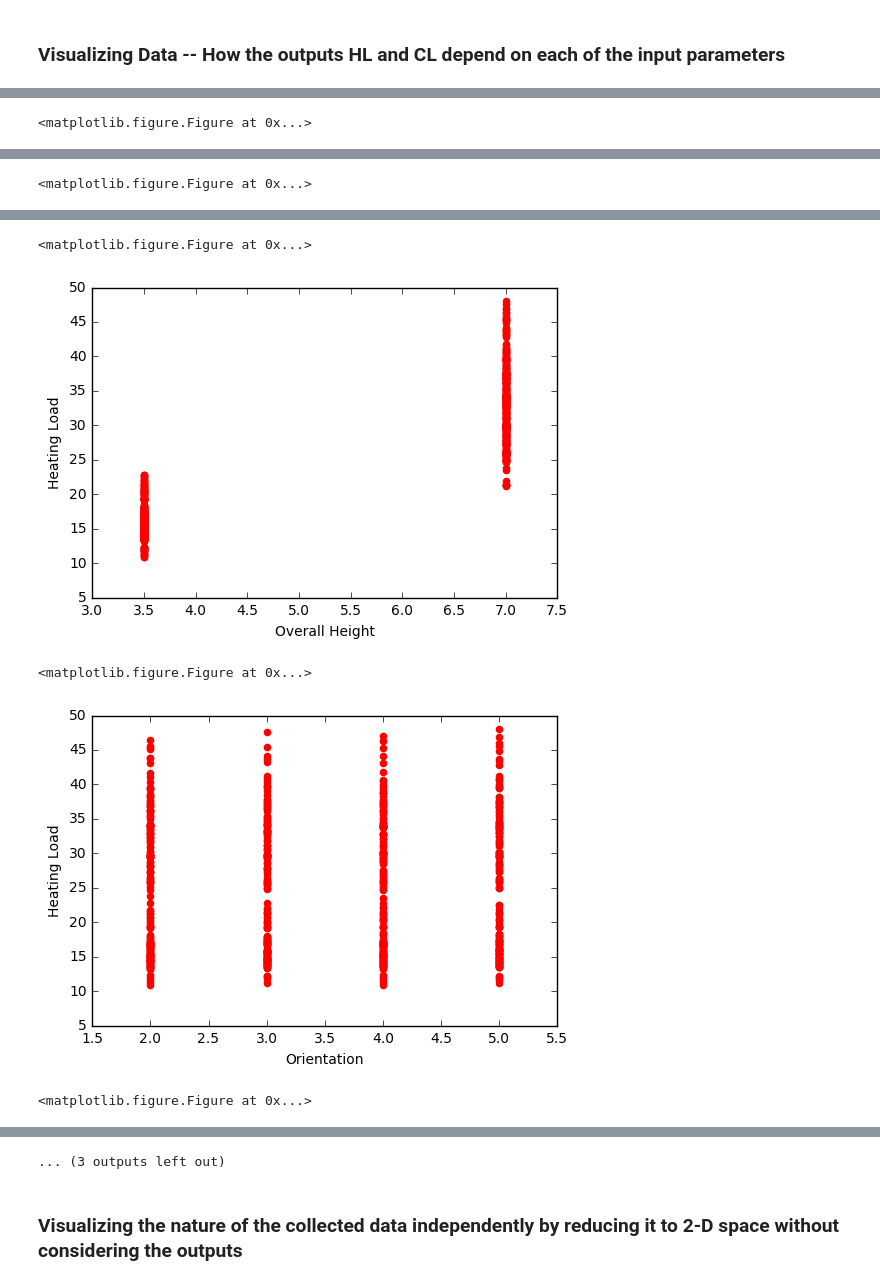
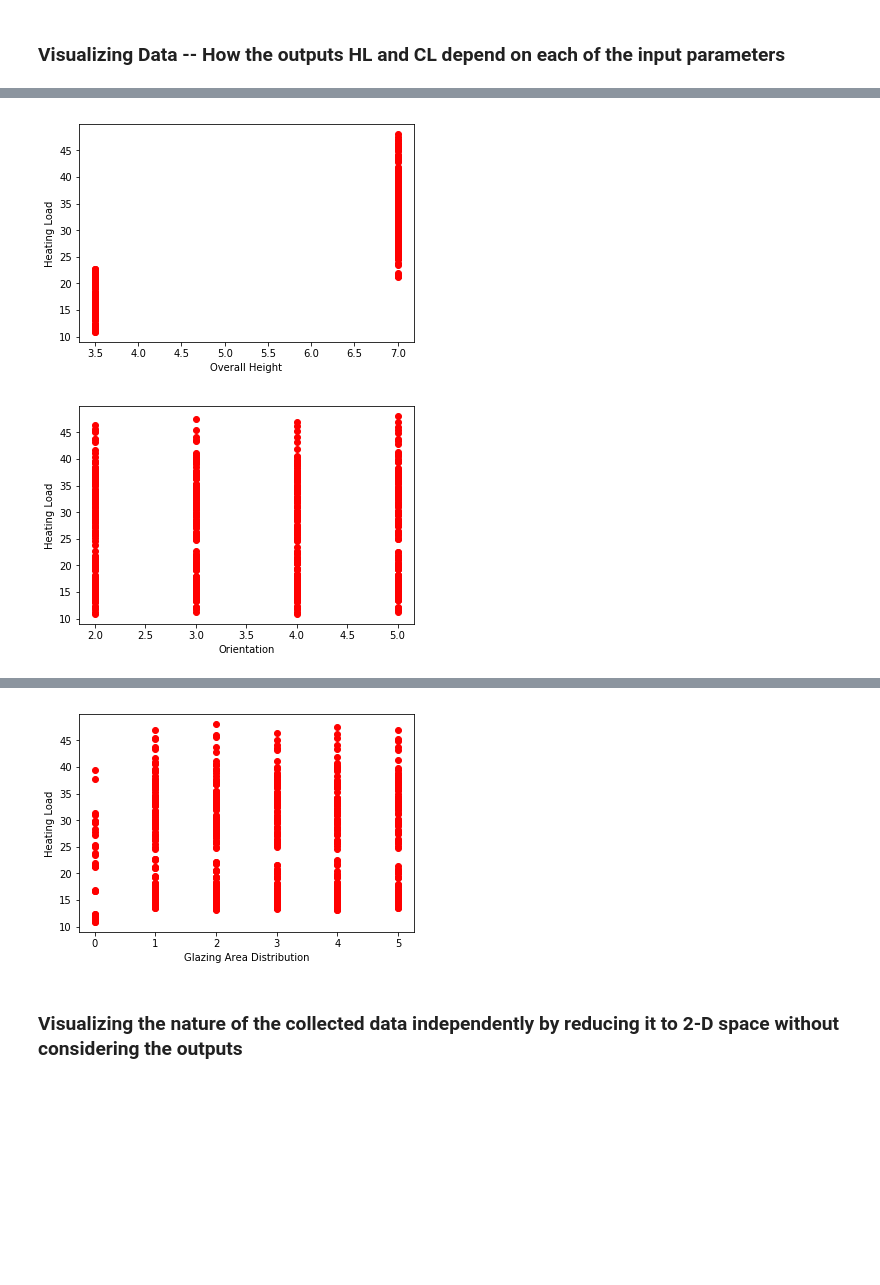
Before and after one commit to Shivankit-Gaind/Energy-Efficiency-Of-Residential-Buildings, a Jupyter notebook: Model Selection/ENERGY EFFICIENCY.ipynb, the cells around one changed output, grey strips where cells are left out. Saved outputs shown, nothing was run; the diff lists cells and outputs as text; code cells hidden in the pictures; blank space fills up the shorter version.

```diff
--- a/Model Selection/ENERGY EFFICIENCY.ipynb
+++ b/Model Selection/ENERGY EFFICIENCY.ipynb
@@ -44,6 +44,5 @@ for i in range(8):
     plt.xlabel(s[i])
     plt.ylabel('Heating Load')
     plt.scatter(data[:,i], HL, marker = 'o', color = 'blue')
-    plt.figure(i)
     plt.show()
 # %% [output]
@@ -65,7 +59,5 @@ for i in range(8):
     plt.xlabel(s[i])
     plt.ylabel('Heating Load')
     plt.scatter(data[:,i], CL, marker = 'o', color = 'red')
-    plt.figure(i)
     plt.show()
 # %% [output]
-<matplotlib.figure.Figure at 0x...>
@@ -75 +66,0 @@ for i in range(8):
-<matplotlib.figure.Figure at 0x...>
@@ -77,5 +68,2 @@ for i in range(8):
-<matplotlib.figure.Figure at 0x...>
-[figure, old version]
+[figure, new version]
-<matplotlib.figure.Figure at 0x...>
-[figure, old version]
+[figure, new version]
-<matplotlib.figure.Figure at 0x...>
@@ -83,4 +71,4 @@ for i in range(8):
-... (3 outputs left out)
+[figure, added]
 # %% [markdown]
 <h3>Visualizing the nature of the collected data independently by reducing it to 2-D space without considering the outputs</h3>
 # %%
```
Also changed, not shown: parts of 25 cells of this notebook.
